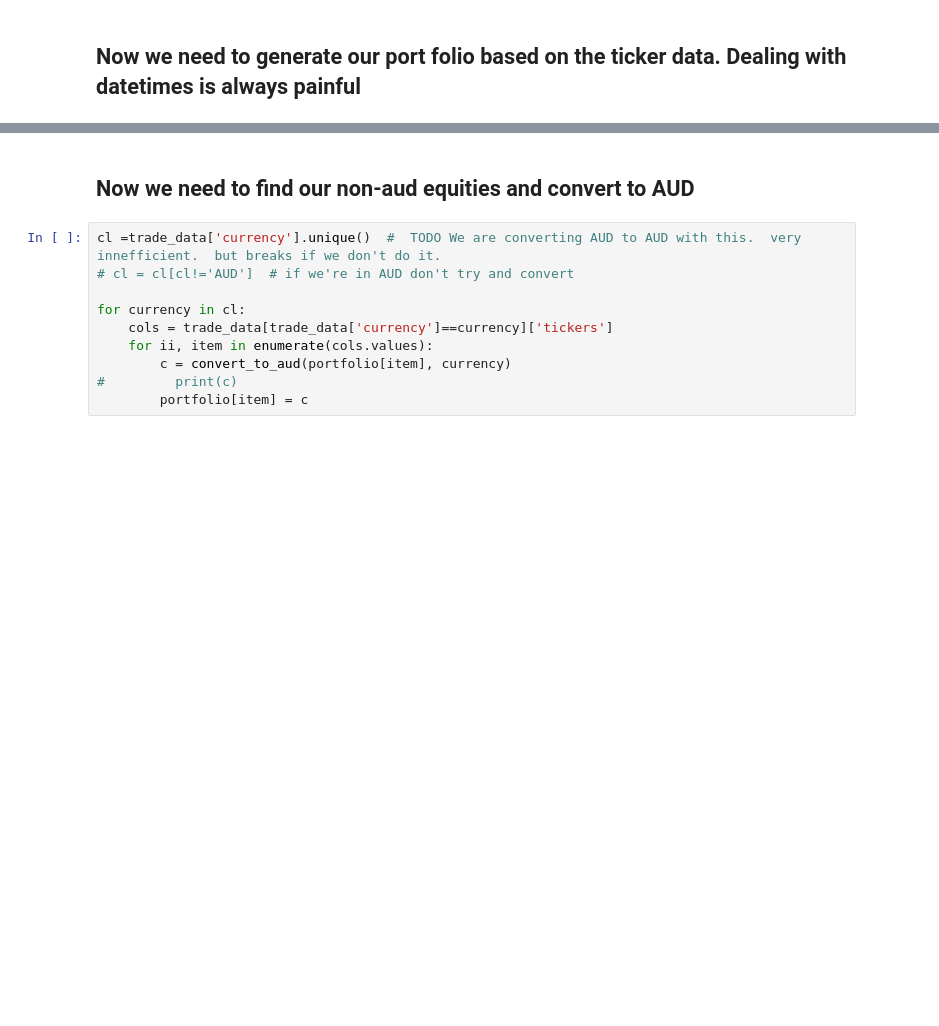
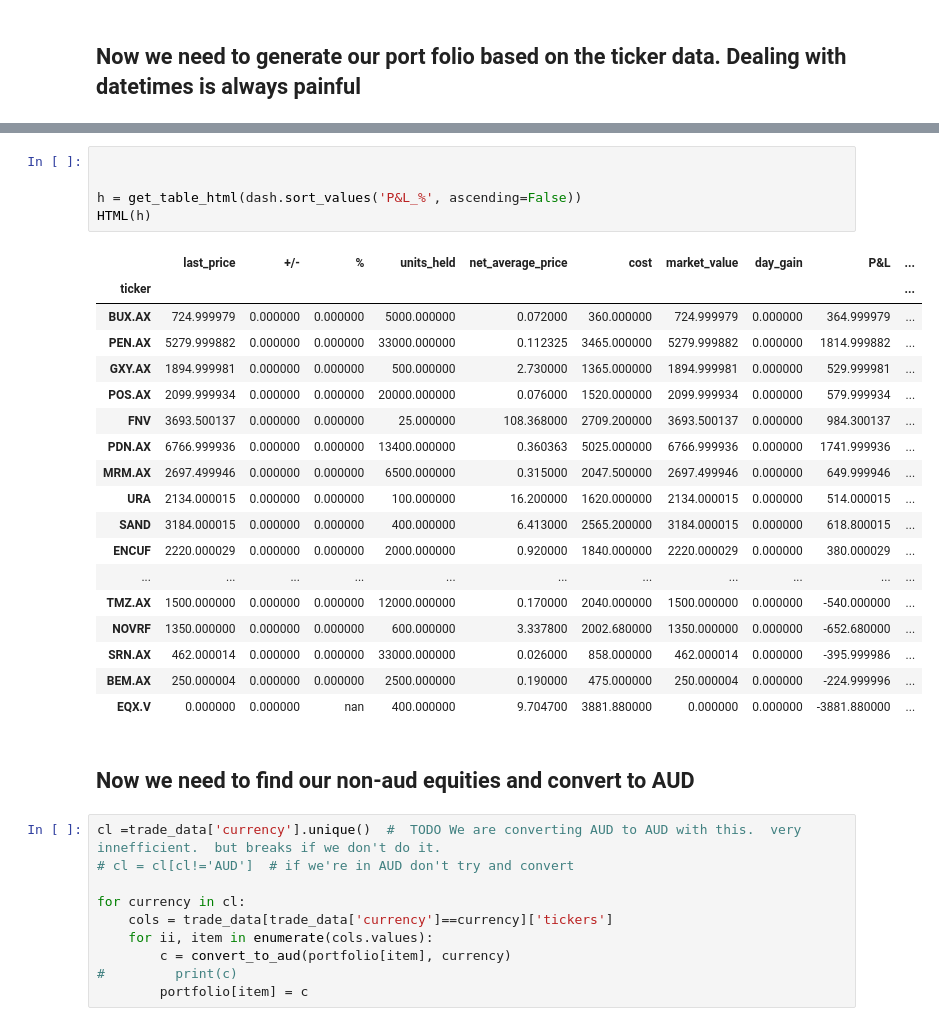
Before and after one commit to marrabld/portfolio_tracker, a Jupyter notebook: update_portfolio.ipynb, the cells around one changed output, grey strips where cells are left out. Saved outputs shown, nothing was run; the diff lists cells and outputs as text; blank space fills up the shorter version.

```diff
--- a/update_portfolio.ipynb
+++ b/update_portfolio.ipynb
@@ -53,3 +197,27 @@ portfolio.describe()
+# %%
+
+
+h = get_table_html(dash.sort_values('P&L_%', ascending=False))
+HTML(h)
+# %% [output]
+|  | last_price | +/- | % | units_held | net_average_price | cost | market_value | day_gain | P&L | ... |
+| ticker |  |  |  |  |  |  |  |  |  | ... |
+| BUX.AX | 724.999979 | 0.000000 | 0.000000 | 5000.000000 | 0.072000 | 360.000000 | 724.999979 | 0.000000 | 364.999979 | ... |
+| PEN.AX | 5279.999882 | 0.000000 | 0.000000 | 33000.000000 | 0.112325 | 3465.000000 | 5279.999882 | 0.000000 | 1814.999882 | ... |
+| GXY.AX | 1894.999981 | 0.000000 | 0.000000 | 500.000000 | 2.730000 | 1365.000000 | 1894.999981 | 0.000000 | 529.999981 | ... |
+| POS.AX | 2099.999934 | 0.000000 | 0.000000 | 20000.000000 | 0.076000 | 1520.000000 | 2099.999934 | 0.000000 | 579.999934 | ... |
+| FNV | 3693.500137 | 0.000000 | 0.000000 | 25.000000 | 108.368000 | 2709.200000 | 3693.500137 | 0.000000 | 984.300137 | ... |
+| PDN.AX | 6766.999936 | 0.000000 | 0.000000 | 13400.000000 | 0.360363 | 5025.000000 | 6766.999936 | 0.000000 | 1741.999936 | ... |
+| MRM.AX | 2697.499946 | 0.000000 | 0.000000 | 6500.000000 | 0.315000 | 2047.500000 | 2697.499946 | 0.000000 | 649.999946 | ... |
+| URA | 2134.000015 | 0.000000 | 0.000000 | 100.000000 | 16.200000 | 1620.000000 | 2134.000015 | 0.000000 | 514.000015 | ... |
+| SAND | 3184.000015 | 0.000000 | 0.000000 | 400.000000 | 6.413000 | 2565.200000 | 3184.000015 | 0.000000 | 618.800015 | ... |
+| ENCUF | 2220.000029 | 0.000000 | 0.000000 | 2000.000000 | 0.920000 | 1840.000000 | 2220.000029 | 0.000000 | 380.000029 | ... |
+| ... | ... | ... | ... | ... | ... | ... | ... | ... | ... | ... |
+| TMZ.AX | 1500.000000 | 0.000000 | 0.000000 | 12000.000000 | 0.170000 | 2040.000000 | 1500.000000 | 0.000000 | -540.000000 | ... |
+| NOVRF | 1350.000000 | 0.000000 | 0.000000 | 600.000000 | 3.337800 | 2002.680000 | 1350.000000 | 0.000000 | -652.680000 | ... |
+| SRN.AX | 462.000014 | 0.000000 | 0.000000 | 33000.000000 | 0.026000 | 858.000000 | 462.000014 | 0.000000 | -395.999986 | ... |
+| BEM.AX | 250.000004 | 0.000000 | 0.000000 | 2500.000000 | 0.190000 | 475.000000 | 250.000004 | 0.000000 | -224.999996 | ... |
+| EQX.V | 0.000000 | 0.000000 | nan | 400.000000 | 9.704700 | 3881.880000 | 0.000000 | 0.000000 | -3881.880000 | ... |
 # %% [markdown]
 ## Now we need to find our non-aud equities and convert to AUD
 # %%
```
Also changed, not shown: parts of 17 cells of this notebook.
